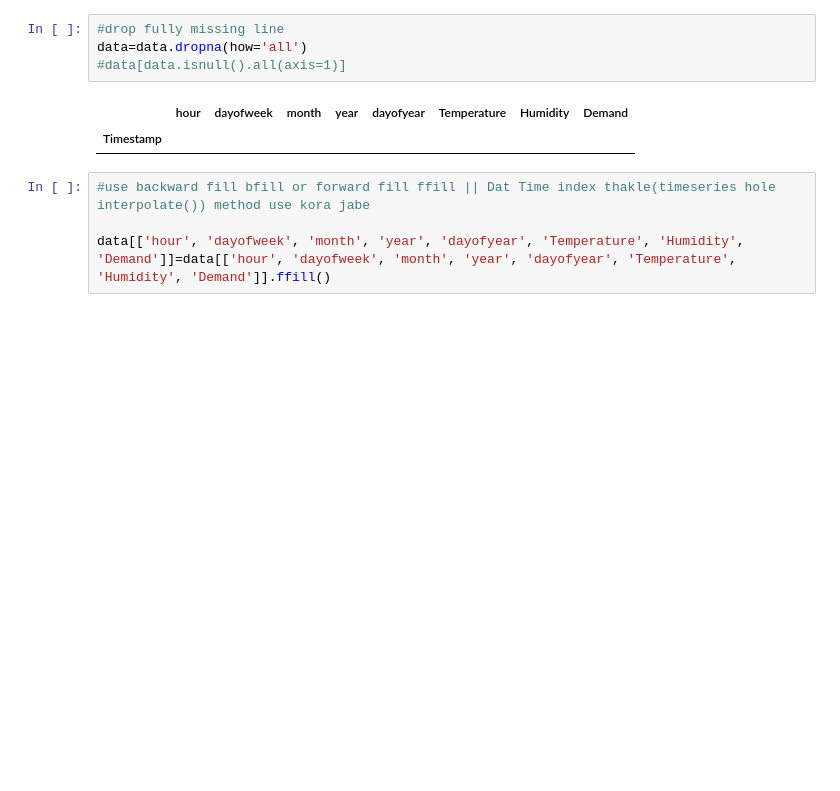
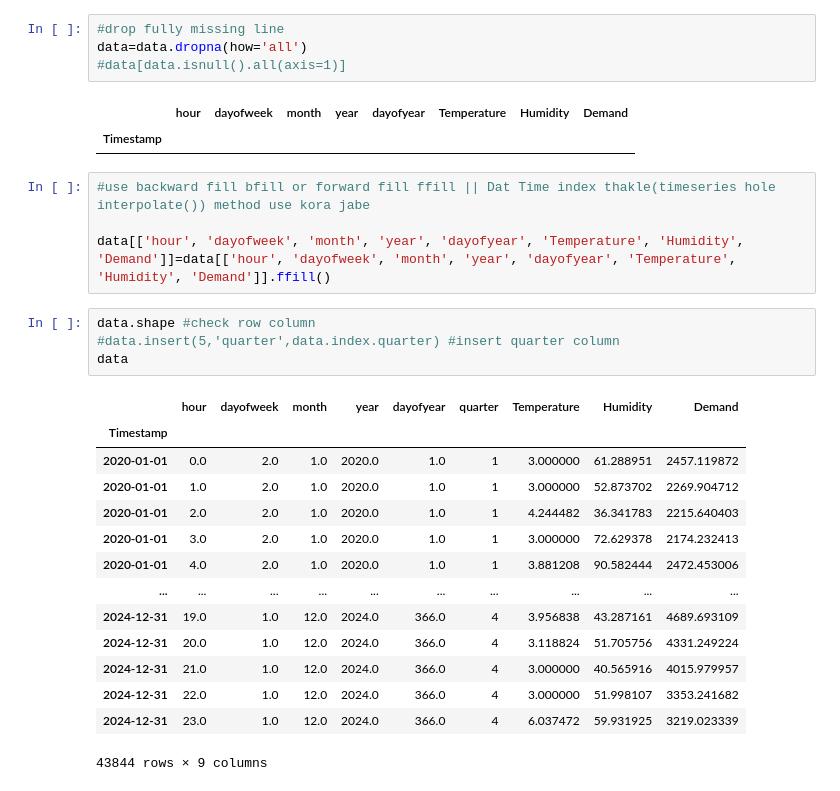
Before and after one commit to abdurrahman16/Electricity-Demand-Forecasting_Model-XGboost-, a Jupyter notebook: Electricity_Demand_Forecasting_Model(XGboost).ipynb, the cells around one changed output. Cells and saved outputs as stored; diff of their text form; blank space fills up the shorter version.

```diff
--- a/Electricity_Demand_Forecasting_Model(XGboost).ipynb
+++ b/Electricity_Demand_Forecasting_Model(XGboost).ipynb
@@ -95,3 +96,22 @@ data=data.dropna(how='all')
 #use backward fill bfill or forward fill ffill || Dat Time index thakle(timeseries hole interpolate()) method use kora jabe
 
 data[['hour', 'dayofweek', 'month', 'year', 'dayofyear', 'Temperature', 'Humidity', 'Demand']]=data[['hour', 'dayofweek', 'month', 'year', 'dayofyear', 'Temperature', 'Humidity', 'Demand']].ffill()
+# %%
+data.shape #check row column
+#data.insert(5,'quarter',data.index.quarter) #insert quarter column
+data
+# %% [output]
+|  | hour | dayofweek | month | year | dayofyear | quarter | Temperature | Humidity | Demand |
+| Timestamp |  |  |  |  |  |  |  |  |  |
+| 2020-01-01 | 0.0 | 2.0 | 1.0 | 2020.0 | 1.0 | 1 | 3.000000 | 61.288951 | 2457.119872 |
+| 2020-01-01 | 1.0 | 2.0 | 1.0 | 2020.0 | 1.0 | 1 | 3.000000 | 52.873702 | 2269.904712 |
+| 2020-01-01 | 2.0 | 2.0 | 1.0 | 2020.0 | 1.0 | 1 | 4.244482 | 36.341783 | 2215.640403 |
+| 2020-01-01 | 3.0 | 2.0 | 1.0 | 2020.0 | 1.0 | 1 | 3.000000 | 72.629378 | 2174.232413 |
+| 2020-01-01 | 4.0 | 2.0 | 1.0 | 2020.0 | 1.0 | 1 | 3.881208 | 90.582444 | 2472.453006 |
+| ... | ... | ... | ... | ... | ... | ... | ... | ... | ... |
+| 2024-12-31 | 19.0 | 1.0 | 12.0 | 2024.0 | 366.0 | 4 | 3.956838 | 43.287161 | 4689.693109 |
+| 2024-12-31 | 20.0 | 1.0 | 12.0 | 2024.0 | 366.0 | 4 | 3.118824 | 51.705756 | 4331.249224 |
+| 2024-12-31 | 21.0 | 1.0 | 12.0 | 2024.0 | 366.0 | 4 | 3.000000 | 40.565916 | 4015.979957 |
+| 2024-12-31 | 22.0 | 1.0 | 12.0 | 2024.0 | 366.0 | 4 | 3.000000 | 51.998107 | 3353.241682 |
+| 2024-12-31 | 23.0 | 1.0 | 12.0 | 2024.0 | 366.0 | 4 | 6.037472 | 59.931925 | 3219.023339 |
+43844 rows × 9 columns
```
Also changed, not shown: parts of 5 cells of this notebook.
